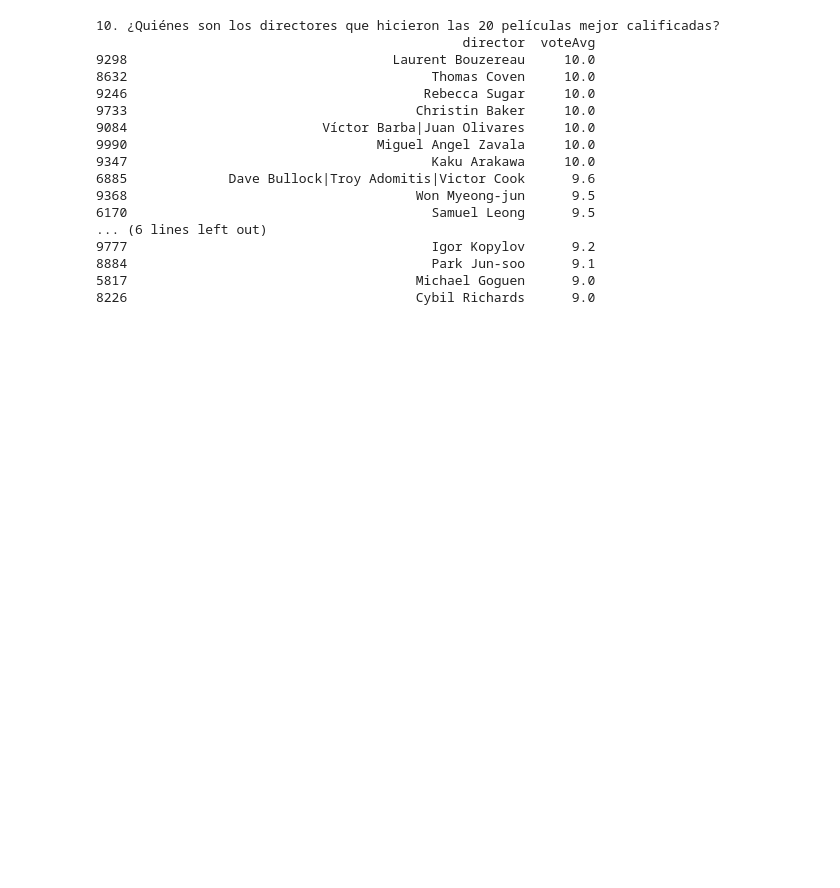
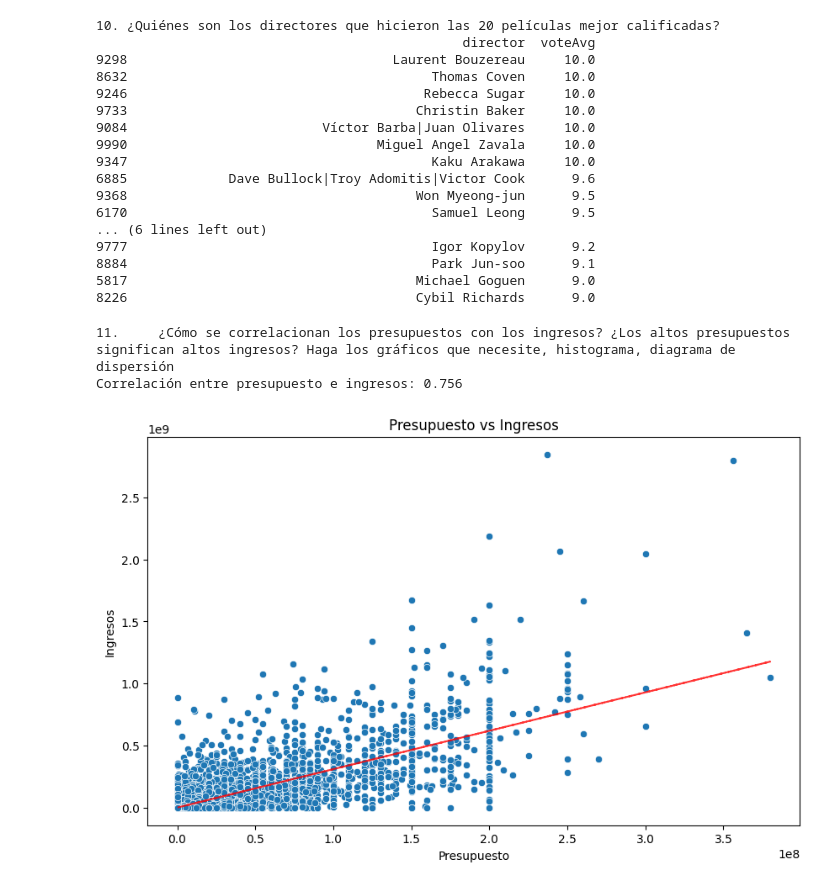
Before and after one commit to Fabiola-cc/CineVision_Studios, a Jupyter notebook: análisis_exploratorio copy.ipynb, the cells around one changed output. Drawn from its saved outputs; the diff is of its cells as text; code cells hidden in the pictures; blank space fills up the shorter version.

```diff
--- a/análisis_exploratorio copy.ipynb
+++ b/análisis_exploratorio copy.ipynb
@@ -604,6 +756,31 @@ print(top_20_directors)
 8884                                       Park Jun-soo      9.1
 5817                                     Michael Goguen      9.0
 8226                                     Cybil Richards      9.0
+# %%
+print ('11.	¿Cómo se correlacionan los presupuestos con los ingresos? ¿Los altos presupuestos significan altos ingresos? Haga los gráficos que necesite, histograma, diagrama de dispersión')
+
+# Calcular correlación
+correlation = datos['budget'].corr(datos['revenue'])
+
+# Crear gráfico de dispersión
+plt.figure(figsize=(10, 6))
+sns.scatterplot(data=datos, x='budget', y='revenue')
+plt.title('Presupuesto vs Ingresos')
+plt.xlabel('Presupuesto')
+plt.ylabel('Ingresos')
+
+# Añadir línea de tendencia
+z = np.polyfit(datos['budget'], datos['revenue'], 1)
+p = np.poly1d(z)
+plt.plot(datos['budget'], p(datos['budget']), "r--", alpha=0.8)
+
+print(f"Correlación entre presupuesto e ingresos: {correlation:.3f}")
+
+plt.show()
+# %% [output]
+11.     ¿Cómo se correlacionan los presupuestos con los ingresos? ¿Los altos presupuestos significan altos ingresos? Haga los gráficos que necesite, histograma, diagrama de dispersión
+Correlación entre presupuesto e ingresos: 0.756
+[figure, added]
 # %%
 print("12. ¿Se asocian ciertos meses de lanzamiento con mejores ingresos?")
 
```
Also changed, not shown: parts of 10 cells of this notebook, 1 other file.
